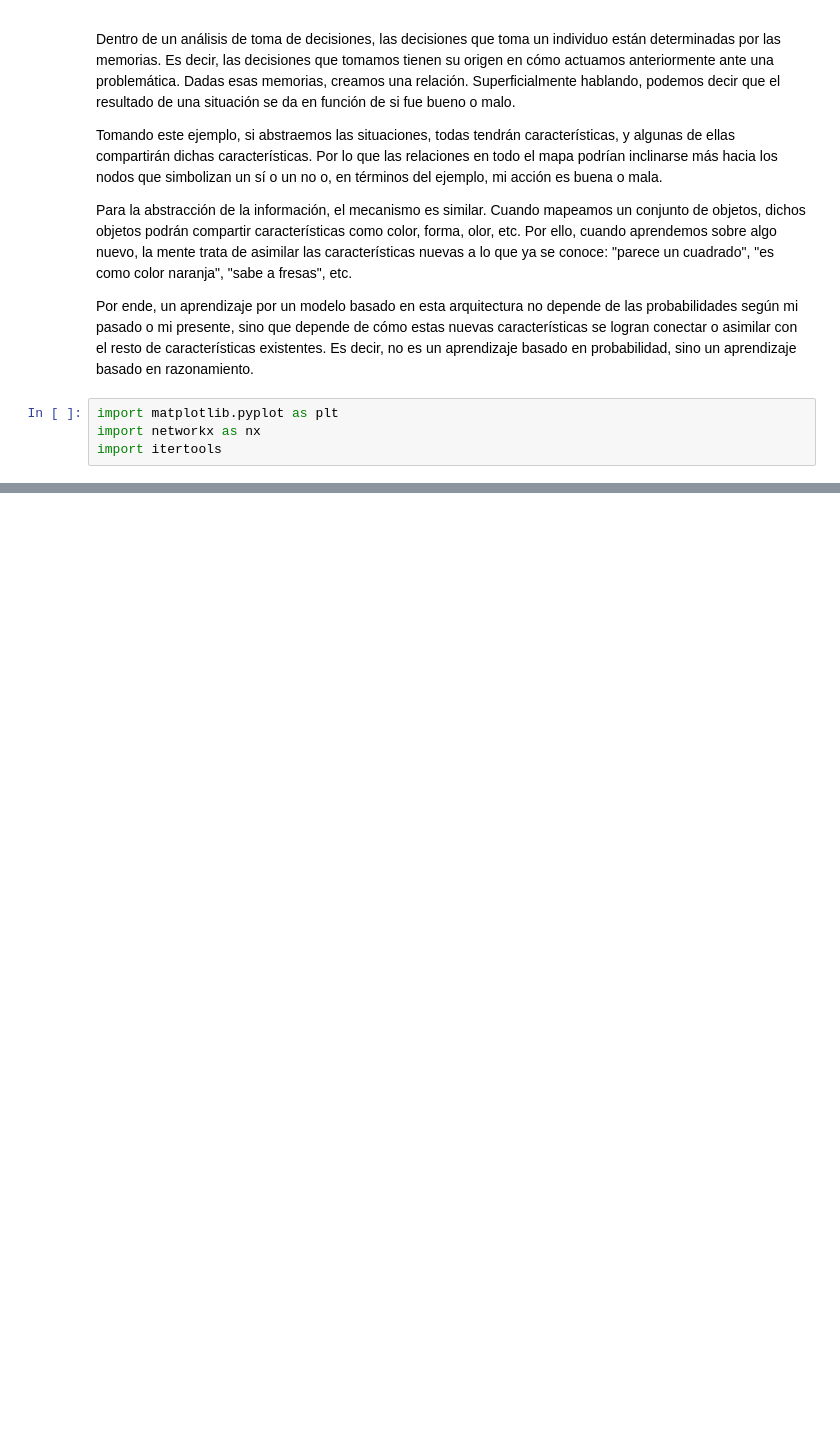
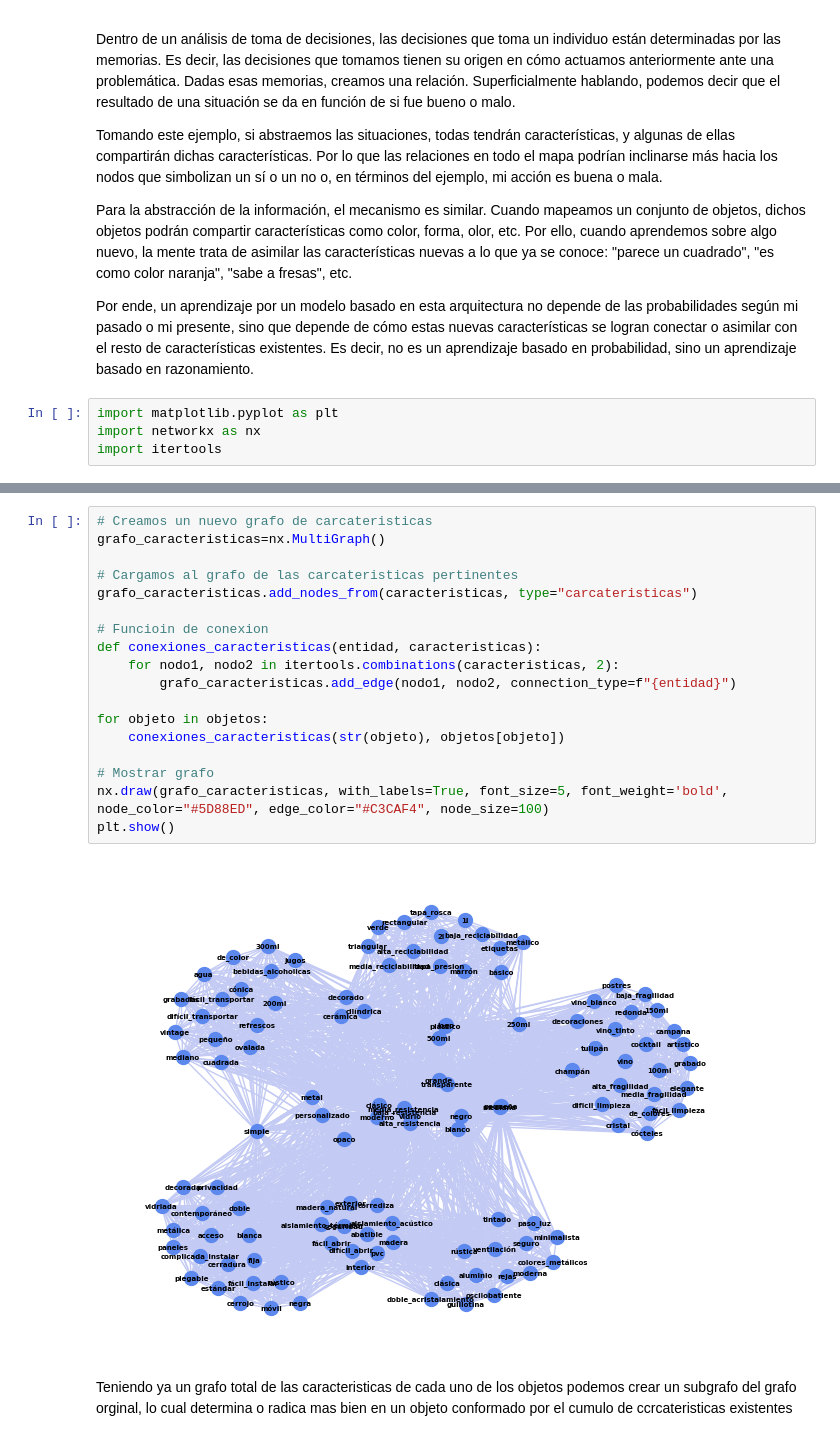
Before and after one commit to Nirmat4/markov-mantle, a Jupyter notebook: markov-mantle.ipynb, the cells around one changed output, grey strips where cells are left out. Saved outputs shown, nothing was run; the diff lists cells and outputs as text; blank space fills up the shorter version.

```diff
--- a/markov-mantle.ipynb
+++ b/markov-mantle.ipynb
@@ -57,0 +240,22 @@ TypeError: draw_networkx_edge_labels() missing 1 required positional argument: '
+# %%
+# Creamos un nuevo grafo de carcateristicas
+grafo_caracteristicas=nx.MultiGraph()
+
+# Cargamos al grafo de las carcateristicas pertinentes
+grafo_caracteristicas.add_nodes_from(caracteristicas, type="carcateristicas")
+
+# Funcioin de conexion
+def conexiones_caracteristicas(entidad, caracteristicas):
+    for nodo1, nodo2 in itertools.combinations(caracteristicas, 2):
+        grafo_caracteristicas.add_edge(nodo1, nodo2, connection_type=f"{entidad}")
+
+for objeto in objetos:
+    conexiones_caracteristicas(str(objeto), objetos[objeto])
+
+# Mostrar grafo
+nx.draw(grafo_caracteristicas, with_labels=True, font_size=5, font_weight='bold', node_color="#5D88ED", edge_color="#C3CAF4", node_size=100)
+plt.show()
+# %% [output]
+[figure, added]
+# %% [markdown]
+Teniendo ya un grafo total de las caracteristicas de cada uno de los objetos podemos crear un subgrafo del grafo orginal, lo cual determina o radica mas bien en un objeto conformado por el cumulo de ccrcateristicas existentes
```
Also changed, not shown: parts of 11 cells of this notebook.
